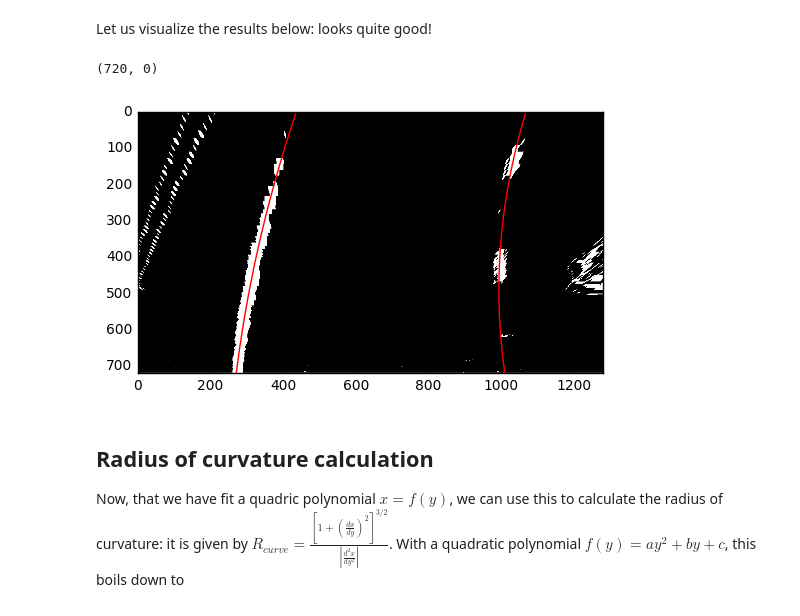
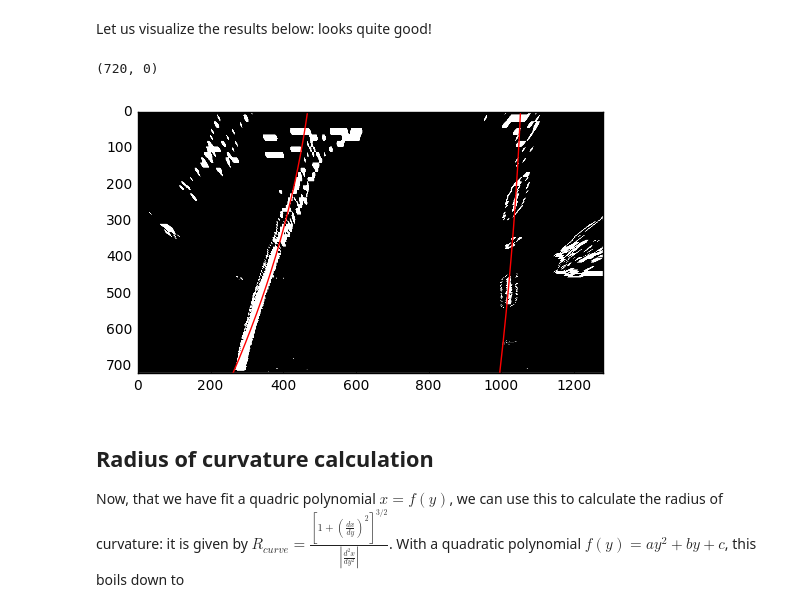
Before and after one commit to NOllAl/CarND-Advanced-Lane-Lines, a Jupyter notebook: Lane_Finding.ipynb, the cells around one changed output. Cells and saved outputs as stored; diff of their text form; code cells hidden in the pictures.

```diff
--- a/Lane_Finding.ipynb
+++ b/Lane_Finding.ipynb
@@ -149,7 +166,4 @@ So with this in mind, we have to select an image where the road is straigt. This
 # %%
-test_img = cv2.imread('./test_images/test1.jpg')
-test_img = cv2.resize(test_img, (1280, 720))
-test_img_undist = cv2.undistort(test_img, CALIBRATION_DICT['mtx'], CALIBRATION_DICT['dist'], None, CALIBRATION_DICT['mtx'])
 plt.imshow(cv2.cvtColor(test_img_undist, cv2.COLOR_BGR2RGB))
 plt.plot([180, 1150, 715, 575, 180], [720, 720, 450, 450, 720])
 # %% [output]
@@ -168,7 +182,7 @@ def corners_unwarp(img):
     src = np.float32([[220, 720], [1150, 720], [708, 450], [585, 450]])
 
     # Define the four corners in the wapred image
-    dest = np.float32([[250, 820], [1000, 820], [1000, 0], [250, 0]])
+    dest = np.float32([[250, 720], [1000, 720], [1000, 0], [250, 0]])
 
     # Compute the transformation matrix and its inverse
     M = cv2.getPerspectiveTransform(src, dest)
@@ -283,7 +297,7 @@ Even, at this stage, the results look quite promising.
 
 Next, we do thresholding based on pixel values only. In following codeblock, the function `hls_select` is defined. This function transforms the image to HLS color space, and selects pixels based on their S (saturation) channel value. The idea behind this is that the saturation value of lane lines remains relatively constant even under different lightning conditions (shadow, etc.) and thus should allow us to select lanes consistently. Such a consistent selection is much more difficult in RGB colorspace.
 # %%
-def hls_select(img, s_thresh=(0, 255), h_thresh = (0, 180)):
+def hls_select(img, s_thresh=(0, 255)):
     # 1) Convert to HLS color space
     hls_img = cv2.cvtColor(img, cv2.COLOR_RGB2HLS)
     s_channel = hls_img[:, :, 2]
@@ -291,7 +305,6 @@ def hls_select(img, s_thresh=(0, 255), h_thresh = (0, 180)):
     # 2) Apply a threshold to the S channel
     binary_img = np.zeros_like(s_channel)
     binary_img[(s_channel >= s_thresh[0]) & (s_channel <= s_thresh[1])] = 1
-    #binary_img[(h_channel >= h_thresh[0]) & (h_channel <= h_thresh[1])] = 1
     # 3) Return a binary image of threshold result
     binary_output = np.copy(img) # placeholder line
     return binary_img
@@ -434,23 +447,26 @@ def calculate_lane_poly(binary_img):
 
     return (left_fit, right_fit)
 
+def calculate_lane_pixel(left_fit, right_fit, y_vec = np.linspace(0, binary_img.shape[0]-1, binary_img.shape[0])):
+    fit_leftx = left_fit[0]*y_vec**2 + left_fit[1]*y_vec + left_fit[2]
+    fit_rightx = right_fit[0]*y_vec**2 + right_fit[1]*y_vec + right_fit[2]
+
+    return (fit_leftx, fit_rightx)
+
 left_fit, right_fit = calculate_lane_poly(binary_img)
+y_vec = np.linspace(0, binary_img.shape[0]-1, binary_img.shape[0])
+fit_leftx, fit_rightx = calculate_lane_pixel(left_fit, right_fit)
 # %% [markdown]
 Let us visualize the results below: looks quite good!
 # %%
-# Generate x and y values for plotting
-fity = np.linspace(0, binary_img.shape[0]-1, binary_img.shape[0] )
-fit_leftx = left_fit[0]*fity**2 + left_fit[1]*fity + left_fit[2]
-fit_rightx = right_fit[0]*fity**2 + right_fit[1]*fity + right_fit[2]
-
 plt.imshow(binary_img, cmap='gray')
-plt.plot(fit_leftx, fity, color='red')
-plt.plot(fit_rightx, fity, color='red')
+plt.plot(fit_leftx, y_vec, color='red')
+plt.plot(fit_rightx, y_vec, color='red')
 plt.xlim(0, 1280)
 plt.ylim(720, 0)
 # %% [output]
 (720, 0)
-[figure, old version]
+[figure, new version]
 # %% [markdown]
 ## Radius of curvature calculation
 
```
Also changed, not shown: parts of 21 cells of this notebook, 2 other files.
